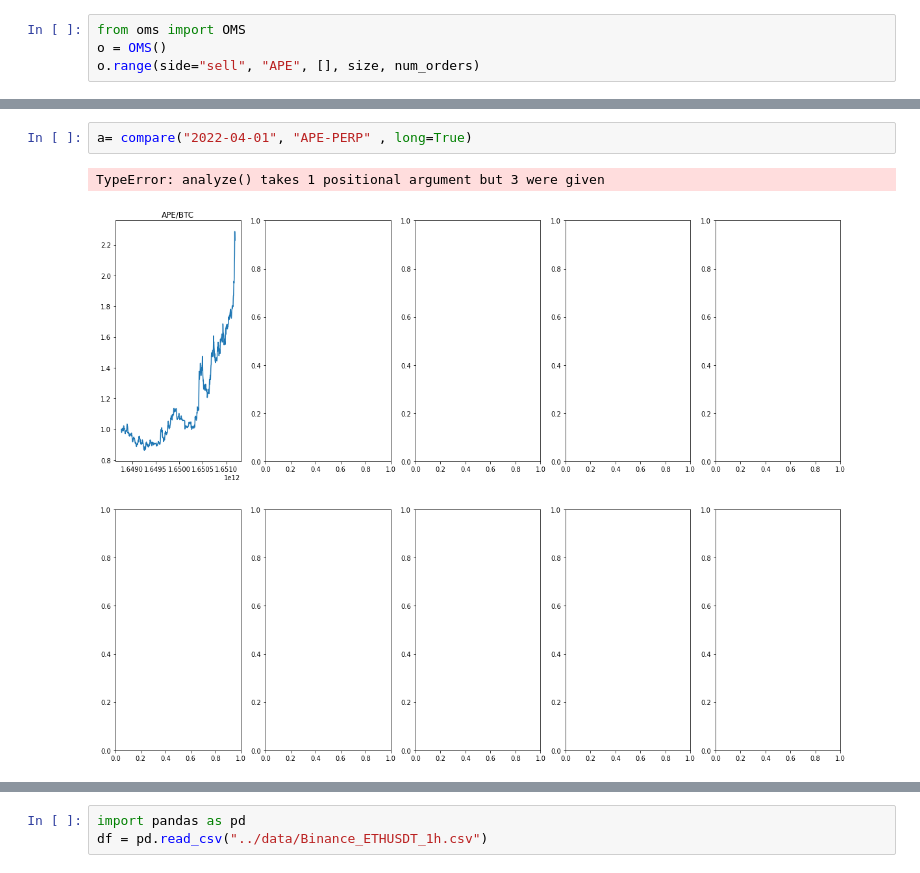
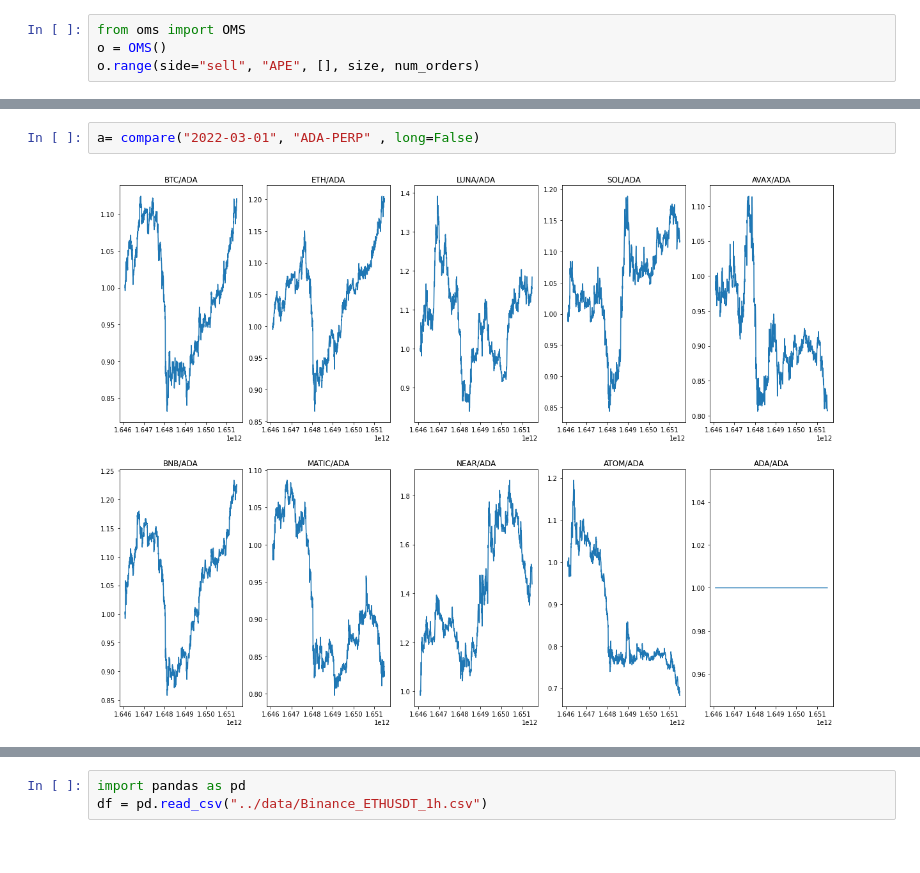
Before and after one commit to kGeee/zenith, a Jupyter notebook: testing.ipynb, the cells around one changed output, grey strips where cells are left out. Cells and saved outputs as stored; diff of their text form.

```diff
--- a/testing.ipynb
+++ b/testing.ipynb
@@ -18,8 +18,7 @@ GMT : -1
 # %%
-a= compare("2022-04-01", "APE-PERP" , long=True)
+a= compare("2022-03-01", "ADA-PERP" , long=False)
 # %% [output]
-TypeError: analyze() takes 1 positional argument but 3 were given
-[figure, old version]
+[figure, new version]
 # %%
 import ccxt
 import numpy as np
```
Also changed, not shown: parts of 11 cells of this notebook, 4 other files.
